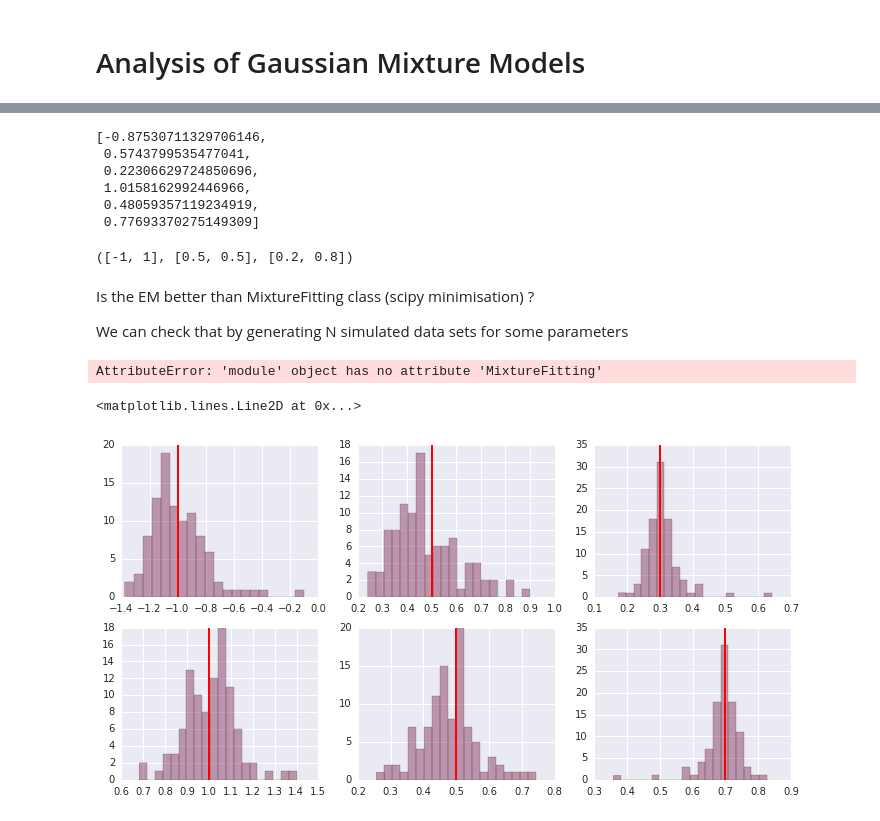
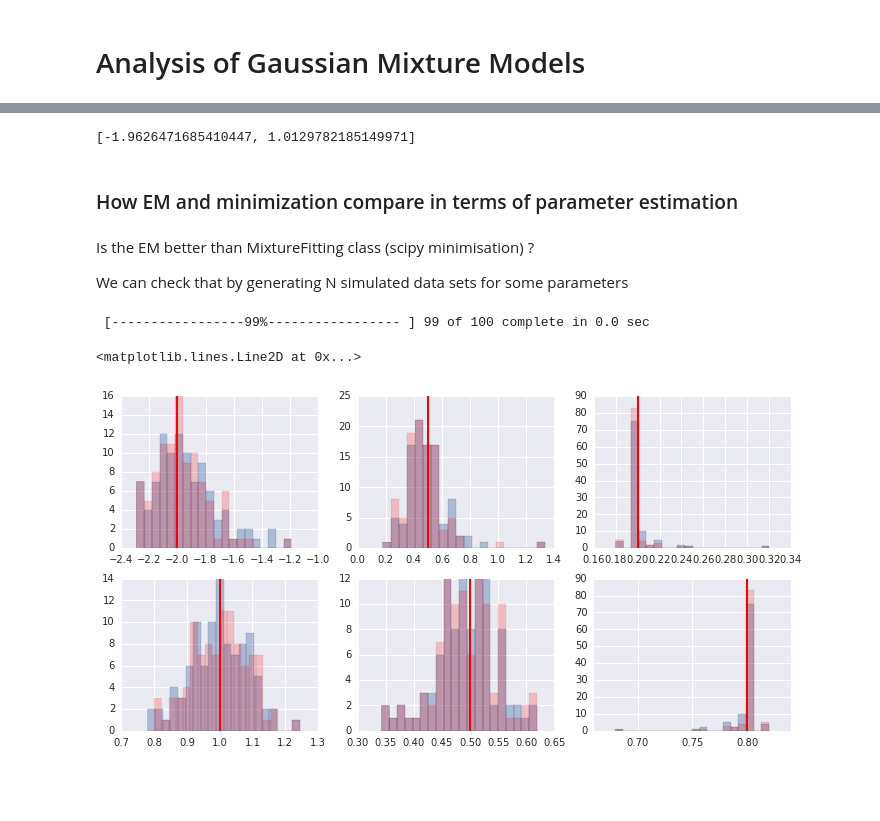
Before and after one commit to biokit/biokit, a Jupyter notebook: notebooks/stats/mixture.ipynb, the cells around one changed output, grey strips where cells are left out. Cells and saved outputs as stored; diff of their text form; code cells hidden in the pictures; blank space fills up the shorter version.

```diff
--- a/notebooks/stats/mixture.ipynb
+++ b/notebooks/stats/mixture.ipynb
@@ -16,6 +20,6 @@ Populating the interactive namespace from numpy and matplotlib
 # %%
-m = mixture.Mixture(mu=[-1, 1], sigma=[0.5,0.5],
-                    mixture=[.2,.8], N=1000)
+m = mixture.Mixture(mu=[-2, 1], sigma=[0.5,0.5],
+                    mixture=[.2,.8], N=50)
 # %%
 # data is stored in m.data and an histogram can easily be shown:
 m.hist()
@@ -77,72 +87,66 @@ em.results.x
-# %%
-mf.results.x
-# %% [output]
-[-0.87530711329706146,
- 0.5743799535477041,
- 0.22306629724850696,
- 1.0158162992446966,
- 0.48059357119234919,
- 0.77693370275149309]
-# %%
-m.mu, m.sigma, m.mixture
-# %% [output]
-([-1, 1], [0.5, 0.5], [0.2, 0.8])
+# %%
+# to compare to numerical values found with the GaussianMixtureFitting
+mf.results.mus
+# %% [output]
+[-1.9626471685410447, 1.0129782185149971]
+# %% [markdown]
+### How EM and minimization compare in terms of parameter estimation
 # %% [markdown]
 Is the EM better than MixtureFitting class (scipy minimisation) ?
 
 We can check that by generating N simulated data sets for some parameters
 # %%
 res_mf = []; res_em = []
-iterations = {'mf':[], 'em':[]}
 N = 50
 from easydev import progress_bar
 replicates = 100
 p = progress_bar(replicates)
+
+mus = [-2,1]
+sigmas = [0.5,0.5]
+pis= [.2,0.8]
 for i in range(0, replicates):
-    m = mixture.Mixture(mu=[-1,1], sigma=[0.5,0.5], mixture=[.3,.7], N=N)
-    mf = mixture.MixtureFitting(m.data, model=gmm)
+    m = mixture.Mixture(mu=mus, sigma=sigmas, mixture=pis, N=N)
+    mf = mixture.GaussianMixtureFitting(m.data)
     mf.estimate(guess=[-.8,0.5,0.5,.8,0.5,0.5])
-    res_mf.append(mf.results.x)
+    res_mf.append(mf.results)
 
     em = mixture.EM(m.data, model=gmm)
     em.estimate(guess=[-.8, 0.5, 0.5, .8, 0.5, 0.5])
-    res_em.append(em.results.x)
+    res_em.append(em.results)
     p.animate(i,0)
-
-    iterations['mf'].append(mf.results.nfev)
-    iterations['em'].append(em.results.nfev)
 # %% [output]
-AttributeError: 'module' object has no attribute 'MixtureFitting'
+ [-----------------99%----------------- ] 99 of 100 complete in 0.0 sec
 # %%
 subplot(2,3,1)
-hist([x[0] for x in res_mf], 20, alpha=0.4);
-hist([x[0] for x in res_em], 20, color='r', alpha=0.2)
-axvline(-1, color='r', lw=2)
+hist([x.mus[0] for x in res_mf], 20, alpha=0.4);
+hist([x.mus[0] for x in res_em], 20, color='r', alpha=0.2)
+axvline(mus[0], color='r', lw=2)
 
 subplot(2,3,2)
-hist([x[1] for x in res_mf], 20, alpha=0.4);
-hist([x[1] for x in res_em], 20, color='r', alpha=0.2)
-axvline(0.5, color='r', lw=2)
+hist([x.sigmas[0] for x in res_mf], 20, alpha=0.4);
+hist([x.sigmas[0] for x in res_em], 20, color='r', alpha=0.2)
+axvline(sigmas[0], color='r', lw=2)
 
 subplot(2,3,3)
-hist([x[2] for x in res_mf], 20, alpha=0.4);
-hist([x[2] for x in res_em], 20, color='r', alpha=0.2)
-axvline(0.3, color='r', lw=2)
+hist([x.pis[0] for x in res_mf], 20, alpha=0.4);
+hist([x.pis[0] for x in res_em], 20, color='r', alpha=0.2)
+axvline(pis[0], color='r', lw=2)
 
 subplot(2,3,4)
-hist([x[3] for x in res_mf], 20, alpha=0.4);
-hist([x[3] for x in res_em], 20, color='r', alpha=0.2)
-axvline(1, color='r', lw=2)
+hist([x.mus[1] for x in res_mf], 20, alpha=0.4);
+hist([x.mus[1] for x in res_em], 20, color='r', alpha=0.2)
+axvline(mus[1], color='r', lw=2)
 
 subplot(2,3,5)
-hist([x[4] for x in res_mf], 20, alpha=0.4);
-hist([x[4] for x in res_em], 20, color='r', alpha=0.2)
-axvline(0.5, color='r', lw=2)
+hist([x.sigmas[1] for x in res_mf], 20, alpha=0.4);
+hist([x.sigmas[1] for x in res_em], 20, color='r', alpha=0.2)
+axvline(sigmas[1], color='r', lw=2)
 
 subplot(2,3,6)
-hist([x[5] for x in res_mf], 20, alpha=0.4);
-hist([x[5] for x in res_em], 20, color='r', alpha=0.2)
-axvline(0.7, color='r', lw=2)
+hist([x.pis[1] for x in res_mf], 20, alpha=0.4);
+hist([x.pis[1] for x in res_em], 20, color='r', alpha=0.2)
+axvline(pis[1], color='r', lw=2)
 # %% [output]
 <matplotlib.lines.Line2D at 0x...>
-[figure, old version]
+[figure, new version]
```
Also changed, not shown: parts of 38 cells of this notebook.
